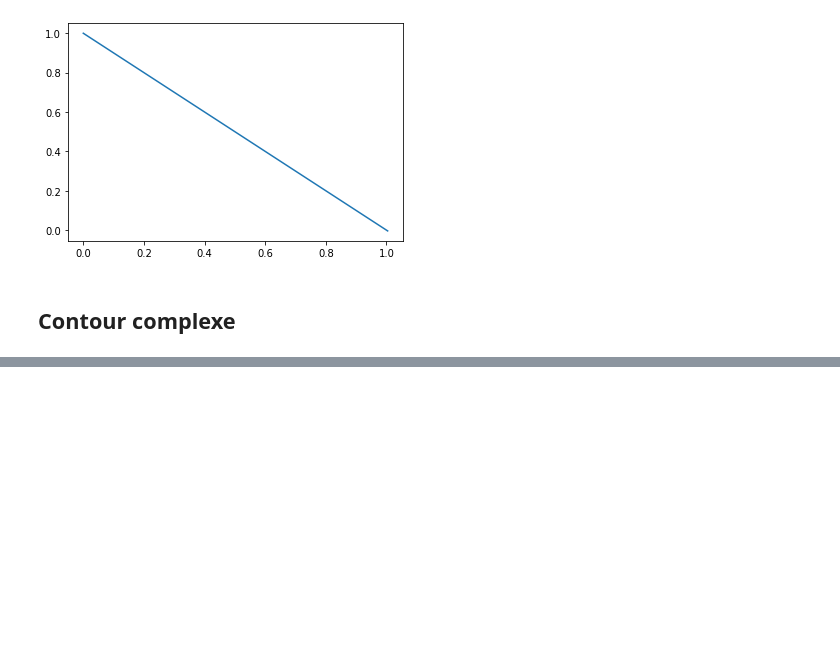
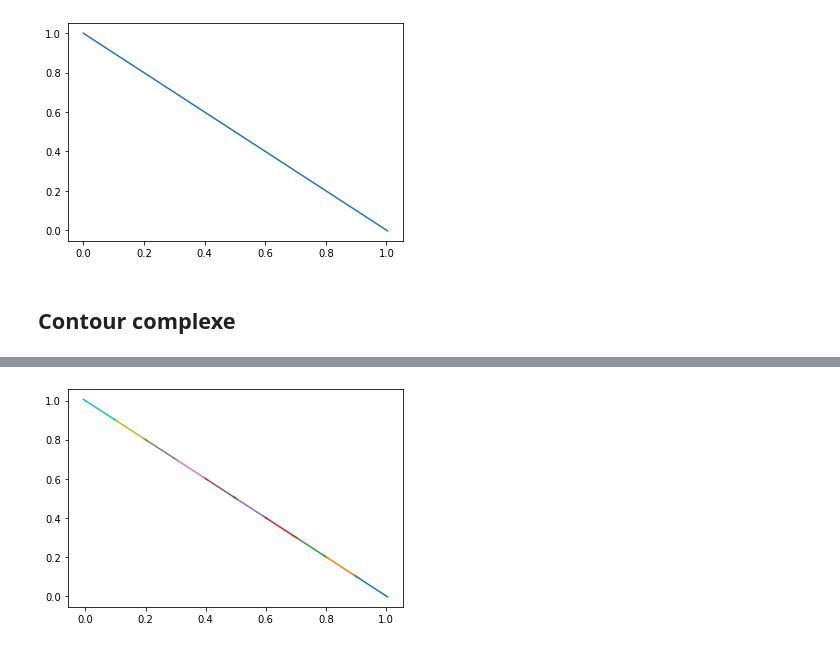
Before and after one commit to jeannebourgarel/projet-maths-info, a Jupyter notebook: lignes-de-niveau.ipynb, the cells around one changed output, grey strips where cells are left out. Cells and saved outputs as stored; diff of their text form; code cells hidden in the pictures; blank space fills up the shorter version.

```diff
--- a/lignes-de-niveau.ipynb
+++ b/lignes-de-niveau.ipynb
@@ -196,0 +361,6 @@ plt.plot(X, Y)
+# %%
+xs,ys = contour(h)
+for x, y in zip(xs, ys) :
+    plt.plot(x,y)
+# %% [output]
+[figure, added]
```
Also changed, not shown: parts of 26 cells of this notebook.
